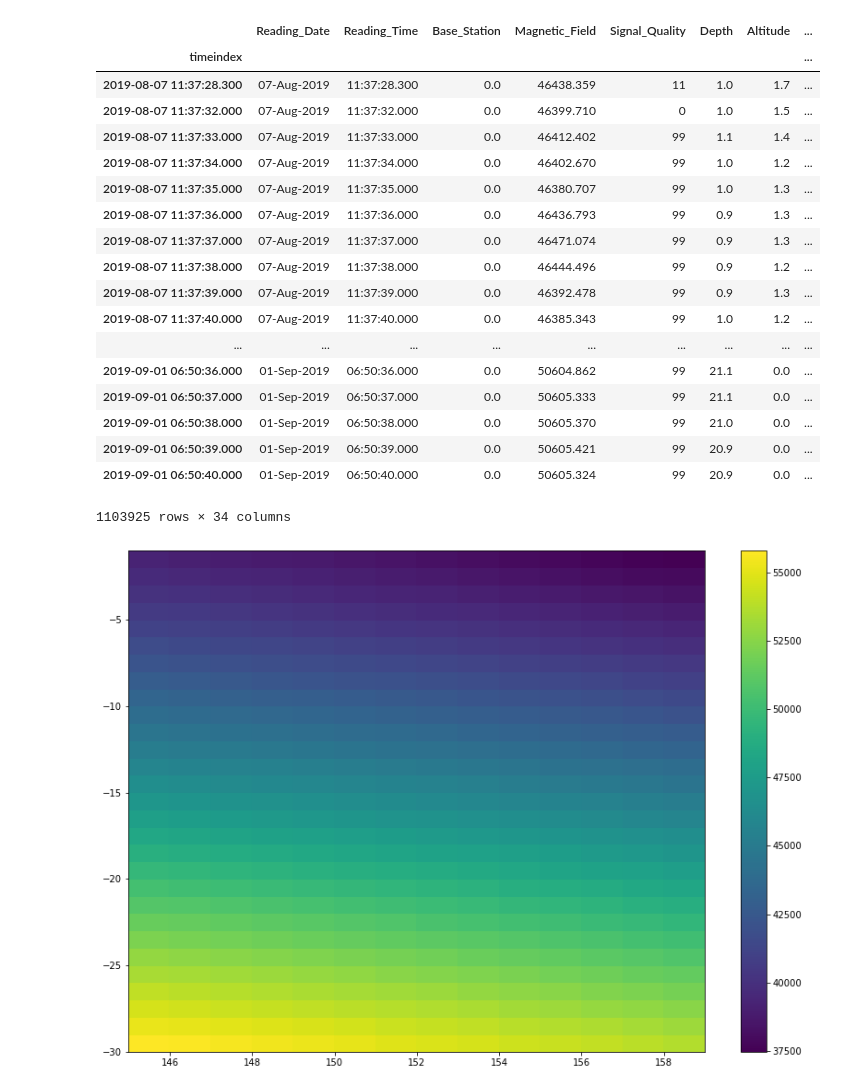
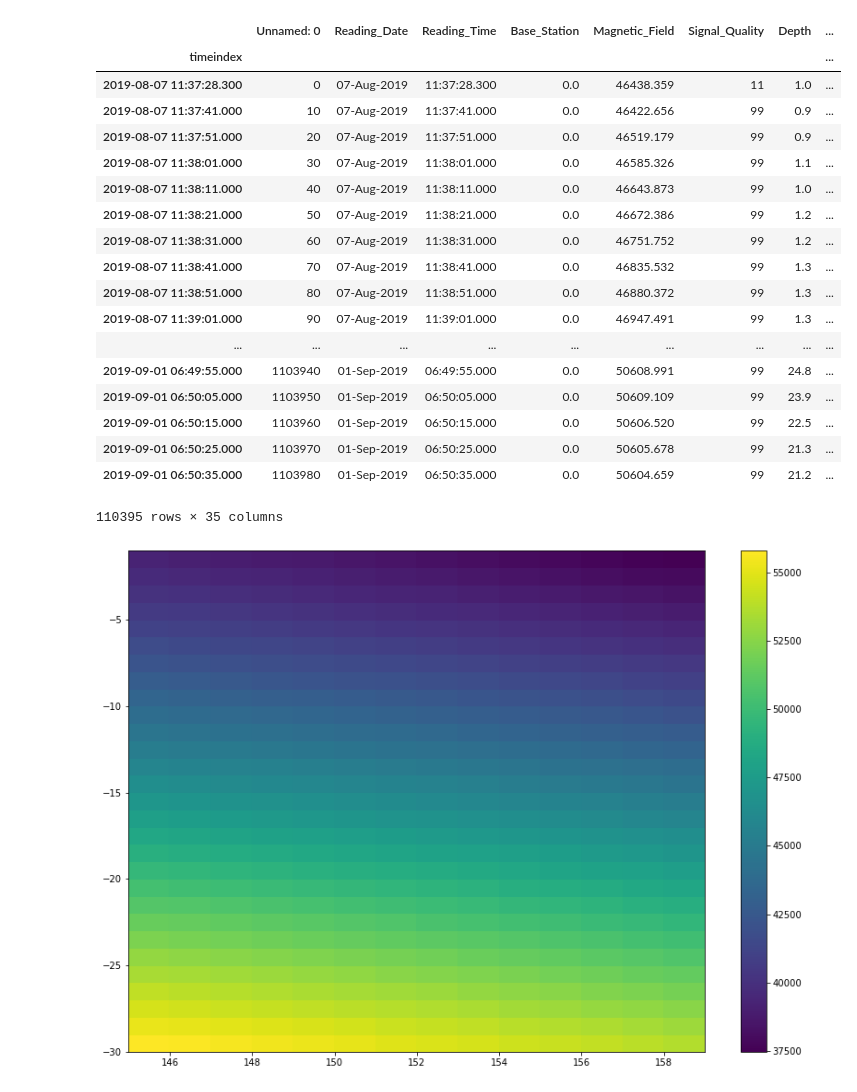
Before and after one commit to siwill22/geo-investigator, a Jupyter notebook: ECOSAT3_Magnetometer.ipynb, the cells around one changed output. Saved outputs shown, nothing was run; the diff lists cells and outputs as text; code cells hidden in the pictures.

```diff
--- a/ECOSAT3_Magnetometer.ipynb
+++ b/ECOSAT3_Magnetometer.ipynb
@@ -11,37 +12,38 @@ ds = xr.open_dataset('/Users/simon/Data/StefanMausData/EMAG2_V3/EMAG2_V3_UpCont_
 # %%
 # Load magnetometer data, merging if more than one source file
-df1 = pd.read_csv('../Magnetometer/mag_20190825_0047_utc.csv',skiprows=6,na_values='*')
-df2 = pd.read_csv('../Magnetometer/mag_20190901_0650_utc.csv',skiprows=6,na_values='*')
+#df1 = pd.read_csv('/Users/simon/Work/ECOSAT3/Magnetometer/mag_20190825_0047_utc.csv',skiprows=6,na_values='*')
+#df2 = pd.read_csv('/Users/simon/Work/ECOSAT3/Magnetometer/mag_20190901_0650_utc.csv',skiprows=6,na_values='*')
+#df = pd.concat([df1,df2],ignore_index=True)
 
-df = pd.concat([df1,df2],ignore_index=True)
+df = pd.read_csv('./Data/in2019_v04_mag.csv')
 
 df = df.dropna(subset=['Mag_Longitude','Mag_Latitude'])
 
 res = df['Reading_Date']+' '+df['Reading_Time']
 df['timeindex'] = pd.to_datetime(res, format='%d-%b-%Y %H:%M:%S.%f')
 df = df.set_index('timeindex')
 
 df
 # %% [output]
-|  | Reading_Date | Reading_Time | Base_Station | Magnetic_Field | Signal_Quality | Depth | Altitude | ... |
+|  | Unnamed: 0 | Reading_Date | Reading_Time | Base_Station | Magnetic_Field | Signal_Quality | Depth | ... |
 | timeindex |  |  |  |  |  |  |  | ... |
-| 2019-08-07 11:37:28.300 | 07-Aug-2019 | 11:37:28.300 | 0.0 | 46438.359 | 11 | 1.0 | 1.7 | ... |
-| 2019-08-07 11:37:32.000 | 07-Aug-2019 | 11:37:32.000 | 0.0 | 46399.710 | 0 | 1.0 | 1.5 | ... |
-| 2019-08-07 11:37:33.000 | 07-Aug-2019 | 11:37:33.000 | 0.0 | 46412.402 | 99 | 1.1 | 1.4 | ... |
-| 2019-08-07 11:37:34.000 | 07-Aug-2019 | 11:37:34.000 | 0.0 | 46402.670 | 99 | 1.0 | 1.2 | ... |
-| 2019-08-07 11:37:35.000 | 07-Aug-2019 | 11:37:35.000 | 0.0 | 46380.707 | 99 | 1.0 | 1.3 | ... |
-| 2019-08-07 11:37:36.000 | 07-Aug-2019 | 11:37:36.000 | 0.0 | 46436.793 | 99 | 0.9 | 1.3 | ... |
-| 2019-08-07 11:37:37.000 | 07-Aug-2019 | 11:37:37.000 | 0.0 | 46471.074 | 99 | 0.9 | 1.3 | ... |
-| 2019-08-07 11:37:38.000 | 07-Aug-2019 | 11:37:38.000 | 0.0 | 46444.496 | 99 | 0.9 | 1.2 | ... |
-| 2019-08-07 11:37:39.000 | 07-Aug-2019 | 11:37:39.000 | 0.0 | 46392.478 | 99 | 0.9 | 1.3 | ... |
-| 2019-08-07 11:37:40.000 | 07-Aug-2019 | 11:37:40.000 | 0.0 | 46385.343 | 99 | 1.0 | 1.2 | ... |
+| 2019-08-07 11:37:28.300 | 0 | 07-Aug-2019 | 11:37:28.300 | 0.0 | 46438.359 | 11 | 1.0 | ... |
+| 2019-08-07 11:37:41.000 | 10 | 07-Aug-2019 | 11:37:41.000 | 0.0 | 46422.656 | 99 | 0.9 | ... |
+| 2019-08-07 11:37:51.000 | 20 | 07-Aug-2019 | 11:37:51.000 | 0.0 | 46519.179 | 99 | 0.9 | ... |
+| 2019-08-07 11:38:01.000 | 30 | 07-Aug-2019 | 11:38:01.000 | 0.0 | 46585.326 | 99 | 1.1 | ... |
+| 2019-08-07 11:38:11.000 | 40 | 07-Aug-2019 | 11:38:11.000 | 0.0 | 46643.873 | 99 | 1.0 | ... |
+| 2019-08-07 11:38:21.000 | 50 | 07-Aug-2019 | 11:38:21.000 | 0.0 | 46672.386 | 99 | 1.2 | ... |
+| 2019-08-07 11:38:31.000 | 60 | 07-Aug-2019 | 11:38:31.000 | 0.0 | 46751.752 | 99 | 1.2 | ... |
+| 2019-08-07 11:38:41.000 | 70 | 07-Aug-2019 | 11:38:41.000 | 0.0 | 46835.532 | 99 | 1.3 | ... |
+| 2019-08-07 11:38:51.000 | 80 | 07-Aug-2019 | 11:38:51.000 | 0.0 | 46880.372 | 99 | 1.3 | ... |
+| 2019-08-07 11:39:01.000 | 90 | 07-Aug-2019 | 11:39:01.000 | 0.0 | 46947.491 | 99 | 1.3 | ... |
 | ... | ... | ... | ... | ... | ... | ... | ... | ... |
-| 2019-09-01 06:50:36.000 | 01-Sep-2019 | 06:50:36.000 | 0.0 | 50604.862 | 99 | 21.1 | 0.0 | ... |
-| 2019-09-01 06:50:37.000 | 01-Sep-2019 | 06:50:37.000 | 0.0 | 50605.333 | 99 | 21.1 | 0.0 | ... |
-| 2019-09-01 06:50:38.000 | 01-Sep-2019 | 06:50:38.000 | 0.0 | 50605.370 | 99 | 21.0 | 0.0 | ... |
-| 2019-09-01 06:50:39.000 | 01-Sep-2019 | 06:50:39.000 | 0.0 | 50605.421 | 99 | 20.9 | 0.0 | ... |
-| 2019-09-01 06:50:40.000 | 01-Sep-2019 | 06:50:40.000 | 0.0 | 50605.324 | 99 | 20.9 | 0.0 | ... |
+| 2019-09-01 06:49:55.000 | 1103940 | 01-Sep-2019 | 06:49:55.000 | 0.0 | 50608.991 | 99 | 24.8 | ... |
+| 2019-09-01 06:50:05.000 | 1103950 | 01-Sep-2019 | 06:50:05.000 | 0.0 | 50609.109 | 99 | 23.9 | ... |
+| 2019-09-01 06:50:15.000 | 1103960 | 01-Sep-2019 | 06:50:15.000 | 0.0 | 50606.520 | 99 | 22.5 | ... |
+| 2019-09-01 06:50:25.000 | 1103970 | 01-Sep-2019 | 06:50:25.000 | 0.0 | 50605.678 | 99 | 21.3 | ... |
+| 2019-09-01 06:50:35.000 | 1103980 | 01-Sep-2019 | 06:50:35.000 | 0.0 | 50604.659 | 99 | 21.2 | ... |
-1103925 rows × 34 columns
+110395 rows × 35 columns
 # %%
 # This section deals with making an IGRF map for the study area, taken on a day mid-way through the voyage timespan
 X = np.arange(145,160,1)
```
Also changed, not shown: parts of 8 cells of this notebook.
